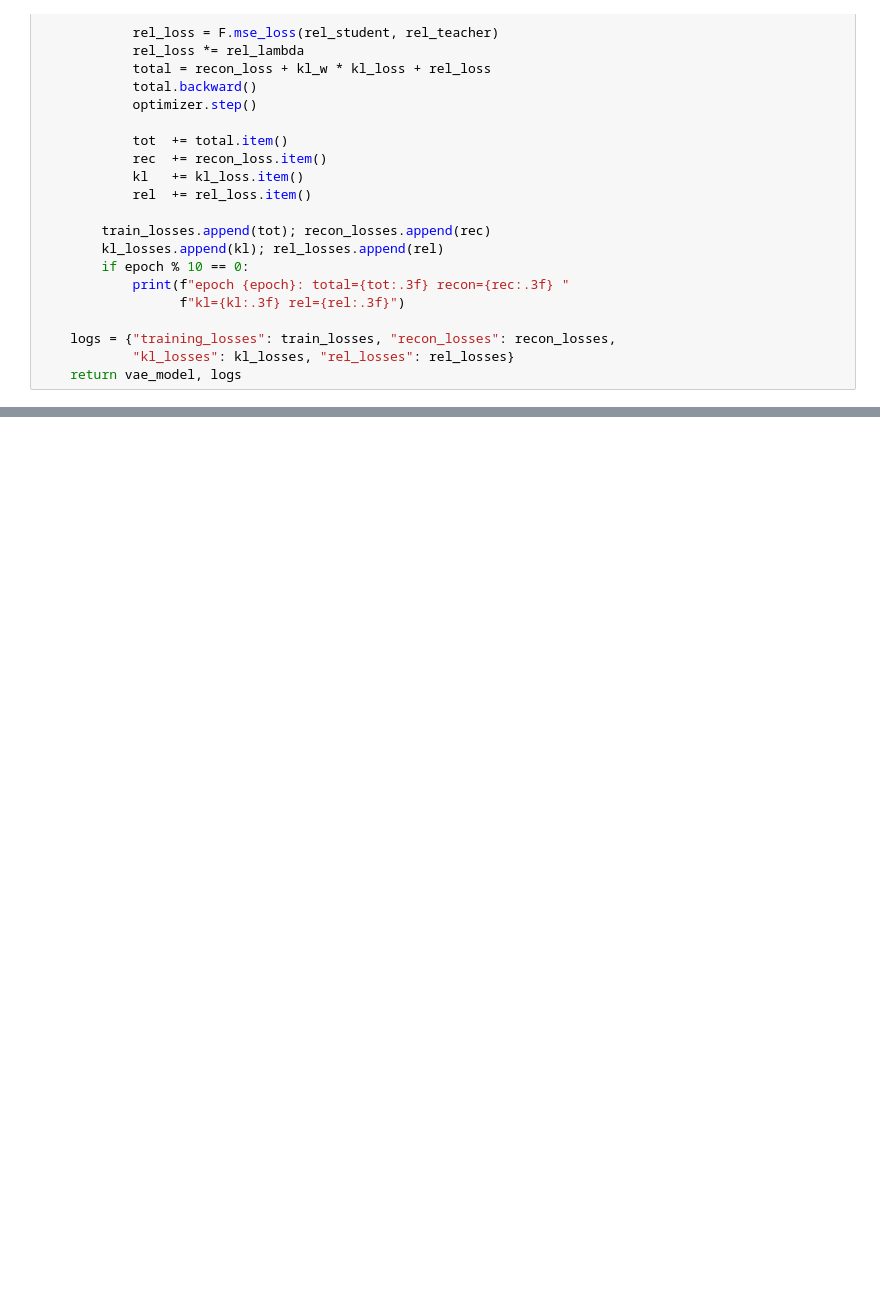
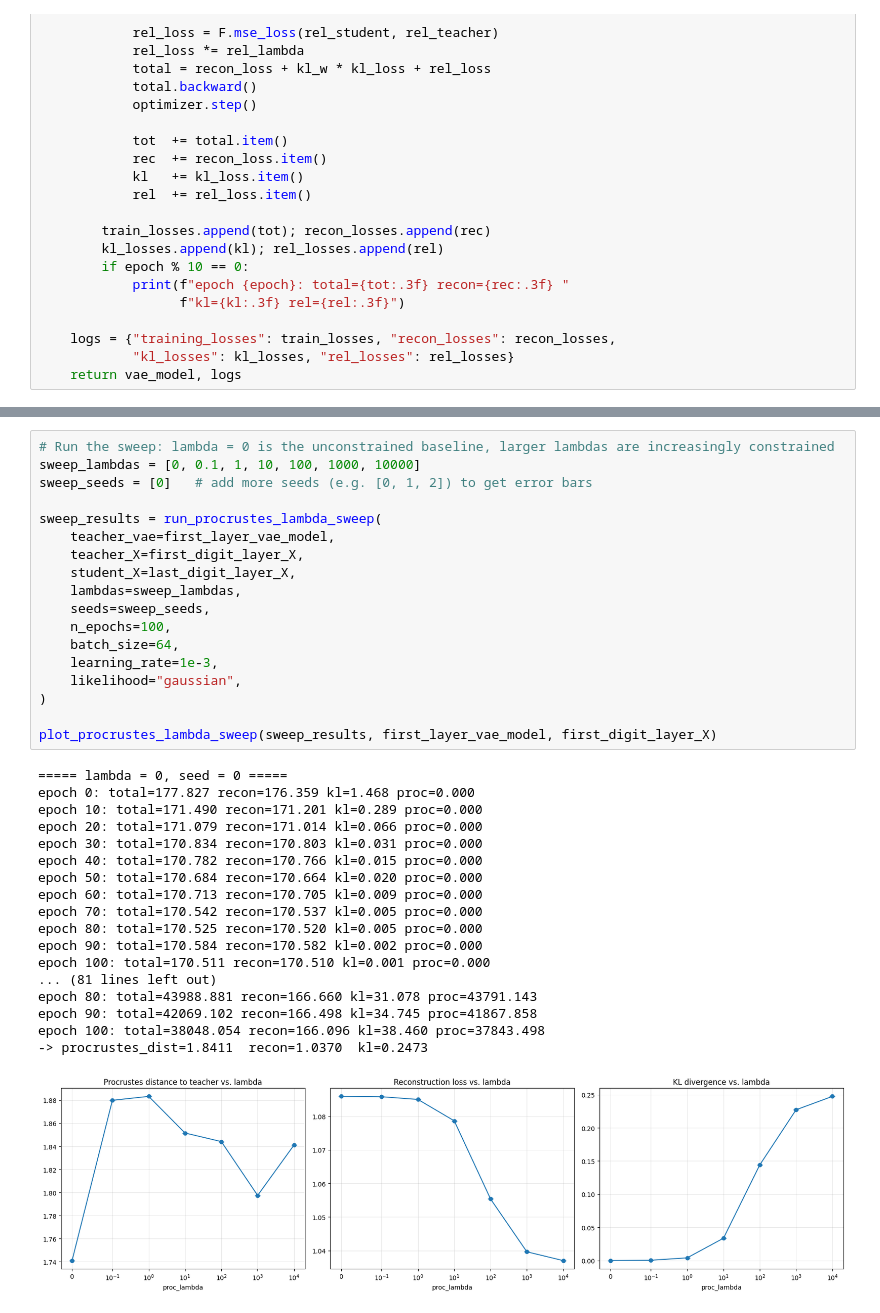
Before and after one commit to tjp095/DSC180A, a Jupyter notebook: rotated-MNIST/rotated-MNIST-VAE.ipynb, the cells around one changed output, grey strips where cells are left out. Cells and saved outputs as stored; diff of their text form; blank space fills up the shorter version.

Commit message:
Add Procrustes lambda sweep comparing constrained vs unconstrained VAE

```diff
--- a/rotated-MNIST/rotated-MNIST-VAE.ipynb
+++ b/rotated-MNIST/rotated-MNIST-VAE.ipynb
@@ -607,0 +726,37 @@ graph_VAE_latent_space(last_layer_vae_model, last_digit_layer_X, "Digit_Layer_2"
+# %%
+# Run the sweep: lambda = 0 is the unconstrained baseline, larger lambdas are increasingly constrained
+sweep_lambdas = [0, 0.1, 1, 10, 100, 1000, 10000]
+sweep_seeds = [0]   # add more seeds (e.g. [0, 1, 2]) to get error bars
+
+sweep_results = run_procrustes_lambda_sweep(
+    teacher_vae=first_layer_vae_model,
+    teacher_X=first_digit_layer_X,
+    student_X=last_digit_layer_X,
+    lambdas=sweep_lambdas,
+    seeds=sweep_seeds,
+    n_epochs=100,
+    batch_size=64,
+    learning_rate=1e-3,
+    likelihood="gaussian",
+)
+
+plot_procrustes_lambda_sweep(sweep_results, first_layer_vae_model, first_digit_layer_X)
+# %% [output]
+===== lambda = 0, seed = 0 =====
+epoch 0: total=177.827 recon=176.359 kl=1.468 proc=0.000
+epoch 10: total=171.490 recon=171.201 kl=0.289 proc=0.000
+epoch 20: total=171.079 recon=171.014 kl=0.066 proc=0.000
+epoch 30: total=170.834 recon=170.803 kl=0.031 proc=0.000
+epoch 40: total=170.782 recon=170.766 kl=0.015 proc=0.000
+epoch 50: total=170.684 recon=170.664 kl=0.020 proc=0.000
+epoch 60: total=170.713 recon=170.705 kl=0.009 proc=0.000
+epoch 70: total=170.542 recon=170.537 kl=0.005 proc=0.000
+epoch 80: total=170.525 recon=170.520 kl=0.005 proc=0.000
+epoch 90: total=170.584 recon=170.582 kl=0.002 proc=0.000
+epoch 100: total=170.511 recon=170.510 kl=0.001 proc=0.000
+... (81 lines left out)
+epoch 80: total=43988.881 recon=166.660 kl=31.078 proc=43791.143
+epoch 90: total=42069.102 recon=166.498 kl=34.745 proc=41867.858
+epoch 100: total=38048.054 recon=166.096 kl=38.460 proc=37843.498
+-> procrustes_dist=1.8411  recon=1.0370  kl=0.2473
+[figure, added]
```
Also changed, not shown: parts of 15 cells of this notebook.
